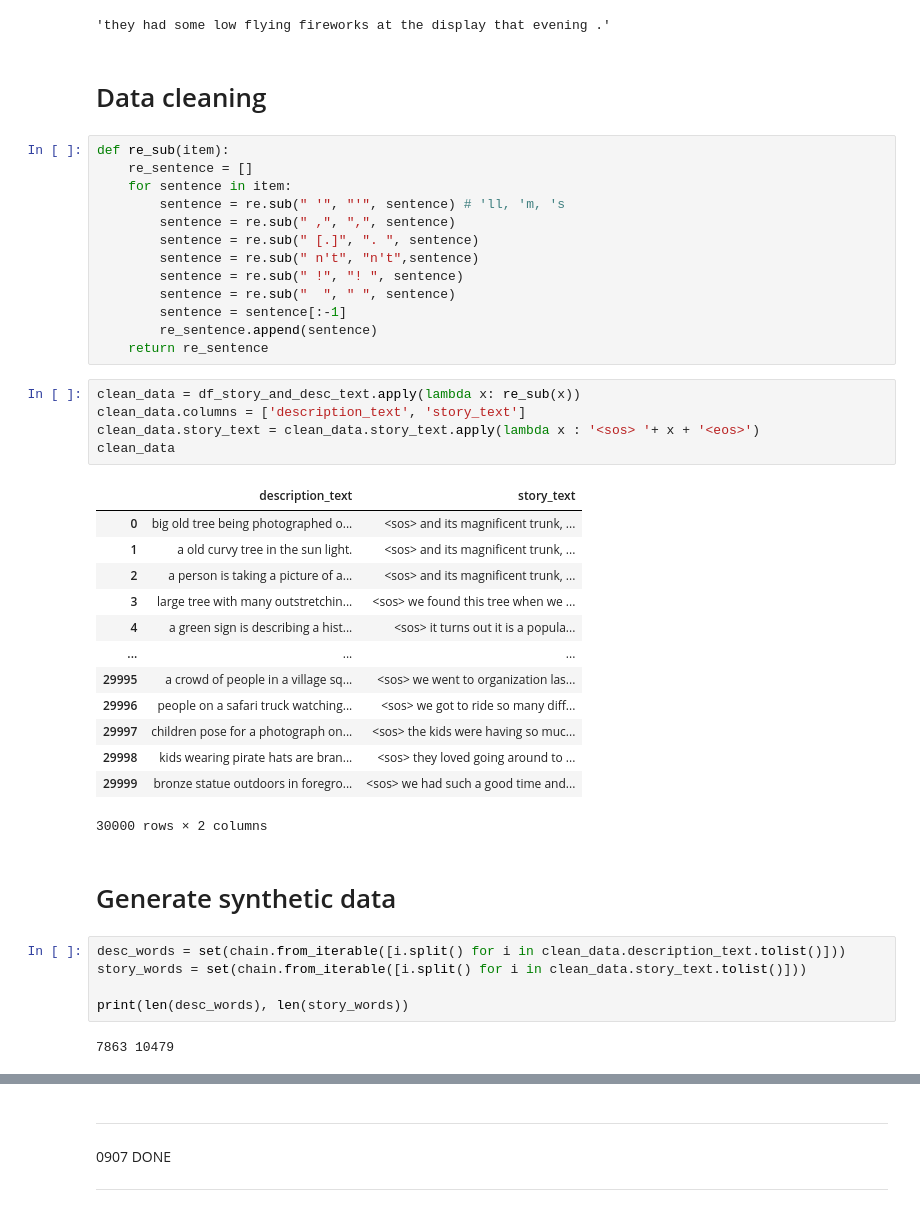
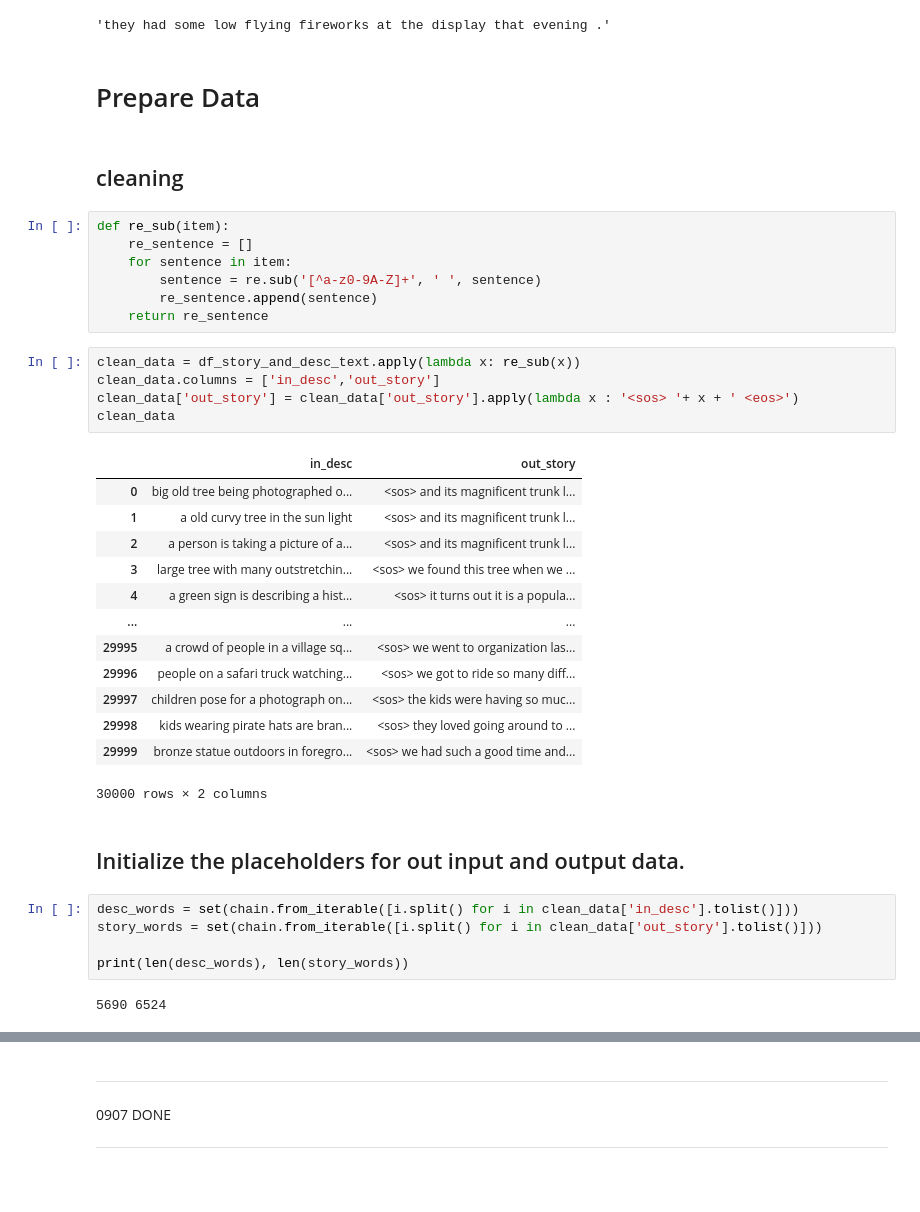
Before and after one commit to woodongk/story-blender, a Jupyter notebook: 2. Story Generation.ipynb, the cells around one changed output, grey strips where cells are left out. Cells and saved outputs as stored; diff of their text form; blank space fills up the shorter version.

Commit message:
prepare input and output data

```diff
--- a/2. Story Generation.ipynb
+++ b/2. Story Generation.ipynb
@@ -50,31 +52,27 @@ df_story_and_desc_text.iloc[4000].Desc
 df_story_and_desc_text.iloc[4000].Story
 # %% [output]
 'they had some low flying fireworks at the display that evening .'
+# %% [markdown]
+# Prepare Data
 # %% [markdown]
-# Data cleaning
+## cleaning
 # %%
 def re_sub(item):
     re_sentence = []
     for sentence in item:
-        sentence = re.sub(" '", "'", sentence) # 'll, 'm, 's
-        sentence = re.sub(" ,", ",", sentence)
-        sentence = re.sub(" [.]", ". ", sentence)
-        sentence = re.sub(" n't", "n't",sentence)
-        sentence = re.sub(" !", "! ", sentence)
-        sentence = re.sub("  ", " ", sentence)
-        sentence = sentence[:-1]
+        sentence = re.sub('[^a-z0-9A-Z]+', ' ', sentence)
         re_sentence.append(sentence)
     return re_sentence
 # %%
 clean_data = df_story_and_desc_text.apply(lambda x: re_sub(x))
-clean_data.columns = ['description_text', 'story_text']
-clean_data.story_text = clean_data.story_text.apply(lambda x : '<sos> '+ x + '<eos>')
+clean_data.columns = ['in_desc','out_story']
+clean_data['out_story'] = clean_data['out_story'].apply(lambda x : '<sos> '+ x + ' <eos>')
 clean_data
 # %% [output]
-|  | description_text | story_text |
-| 0 | big old tree being photographed o... | <sos> and its magnificent trunk, ... |
-| 1 | a old curvy tree in the sun light. | <sos> and its magnificent trunk, ... |
-| 2 | a person is taking a picture of a... | <sos> and its magnificent trunk, ... |
+|  | in_desc | out_story |
+| 0 | big old tree being photographed o... | <sos> and its magnificent trunk l... |
+| 1 | a old curvy tree in the sun light | <sos> and its magnificent trunk l... |
+| 2 | a person is taking a picture of a... | <sos> and its magnificent trunk l... |
 | 3 | large tree with many outstretchin... | <sos> we found this tree when we ... |
 | 4 | a green sign is describing a hist... | <sos> it turns out it is a popula... |
 | ... | ... | ... |
@@ -84,13 +82,13 @@ clean_data
 | 29998 | kids wearing pirate hats are bran... | <sos> they loved going around to ... |
 | 29999 | bronze statue outdoors in foregro... | <sos> we had such a good time and... |
 30000 rows × 2 columns
-# %% [markdown]
-# Generate synthetic data
+# %% [markdown]
+## Initialize the placeholders for out input and output data.
 # %%
-desc_words = set(chain.from_iterable([i.split() for i in clean_data.description_text.tolist()]))
-story_words = set(chain.from_iterable([i.split() for i in clean_data.story_text.tolist()]))
+desc_words = set(chain.from_iterable([i.split() for i in clean_data['in_desc'].tolist()]))
+story_words = set(chain.from_iterable([i.split() for i in clean_data['out_story'].tolist()]))
 
 print(len(desc_words), len(story_words))
 # %% [output]
-7863 10479
+5690 6524
 # %%
```
Also changed, not shown: parts of 14 cells of this notebook.
